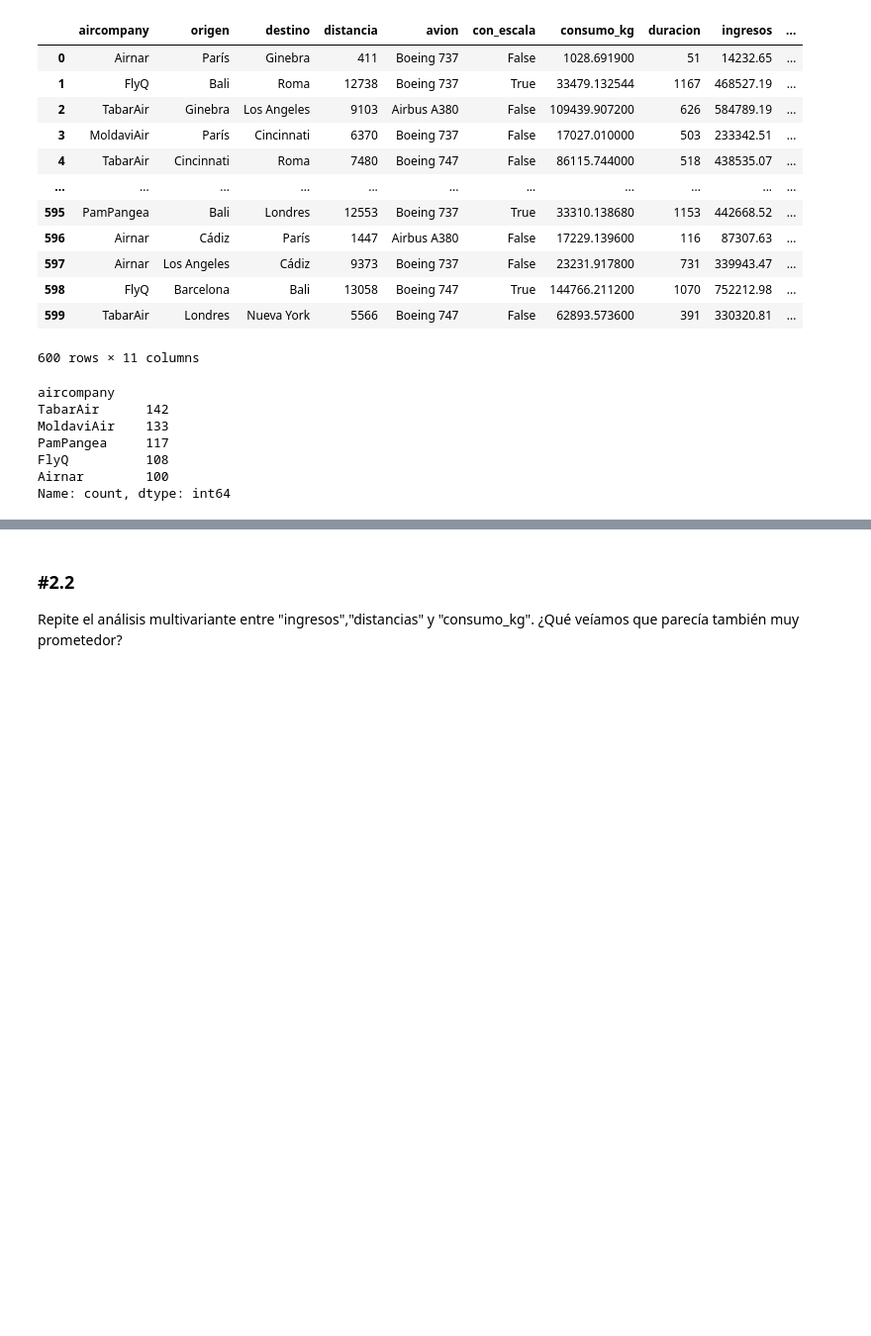
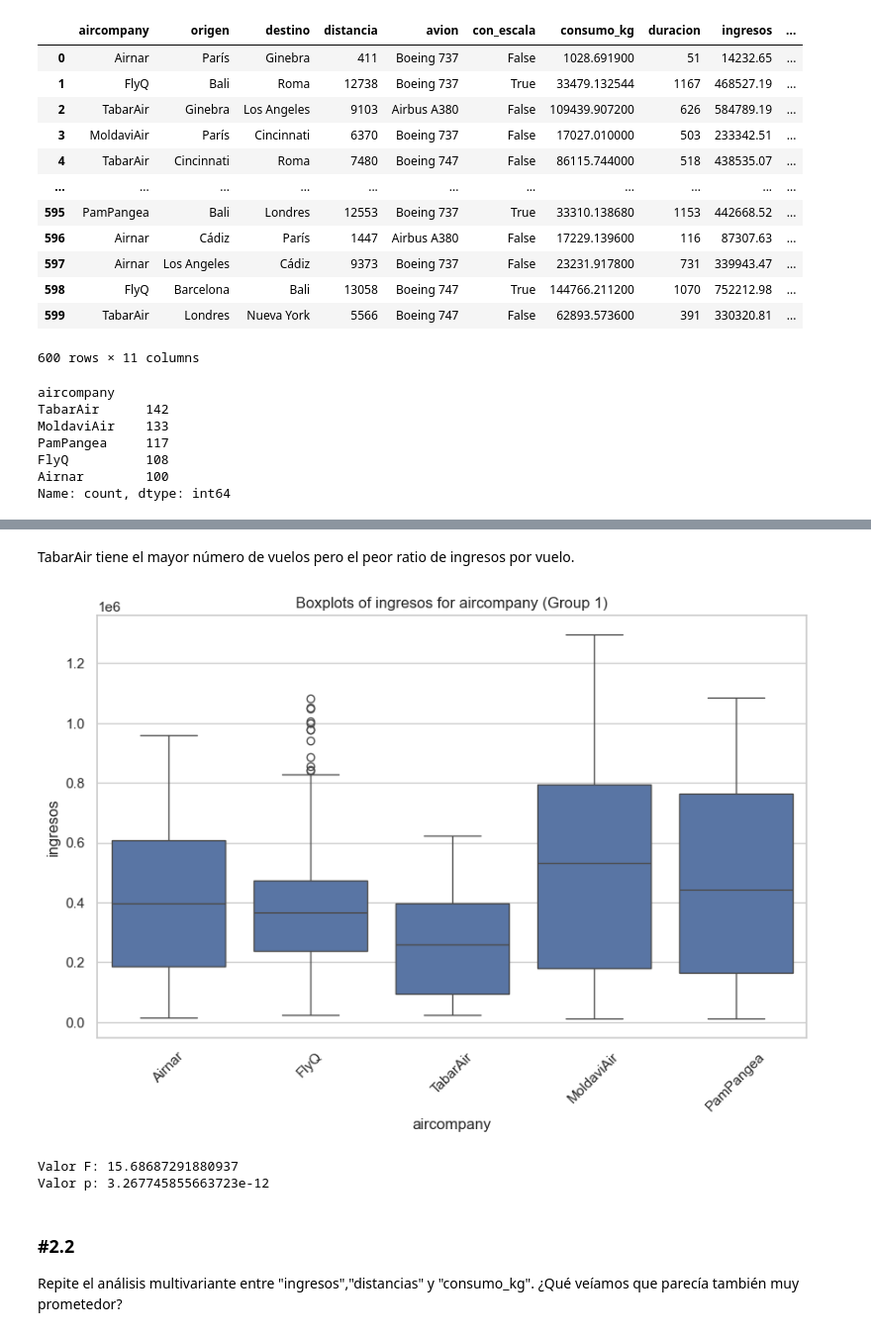
Before and after one commit to Niet-Sart/Online_DS_TheBridge_Anta, a Jupyter notebook: 03_Analisis_de_Datos/Sprint_07/Unidad_02/Practica_Obligatoria/18_Practica_Obligatoria_Multivariante.ipynb, the cells around one changed output, grey strips where cells are left out. Shown at 99% size. Saved outputs shown, nothing was run; the diff lists cells and outputs as text; code cells hidden in the pictures; blank space fills up the shorter version.

```diff
--- a/03_Analisis_de_Datos/Sprint_07/Unidad_02/Practica_Obligatoria/18_Practica_Obligatoria_Multivariante.ipynb
+++ b/03_Analisis_de_Datos/Sprint_07/Unidad_02/Practica_Obligatoria/18_Practica_Obligatoria_Multivariante.ipynb
@@ -514,3 +528,19 @@ Name: count, dtype: int64
+# %% [markdown]
+TabarAir tiene el mayor número de vuelos pero el peor ratio de ingresos por vuelo.
+# %%
+plot_grouped_boxplots(df_air_jun,"aircompany","ingresos")
+# %% [output]
+[figure, added]
+# %%
+grupos = df_air_jun['aircompany'].unique()  # Obtener los valores únicos de la columna categórica, en este caso la compañía área
+ingresos_por_company = [df_air_jun[df_air_jun['aircompany'] == grupo]['ingresos'] for grupo in grupos] # obtenemos los ingresos por compañía y los incluimos en una lista
+
+f_val, p_val = stats.f_oneway(*ingresos_por_company)
+print("Valor F:", f_val)
+print("Valor p:", p_val)
+# %% [output]
+Valor F: 15.68687291880937
+Valor p: 3.267745855663723e-12
 # %% [markdown]
 ### #2.2
 
```
Also changed, not shown: parts of 21 cells of this notebook.
